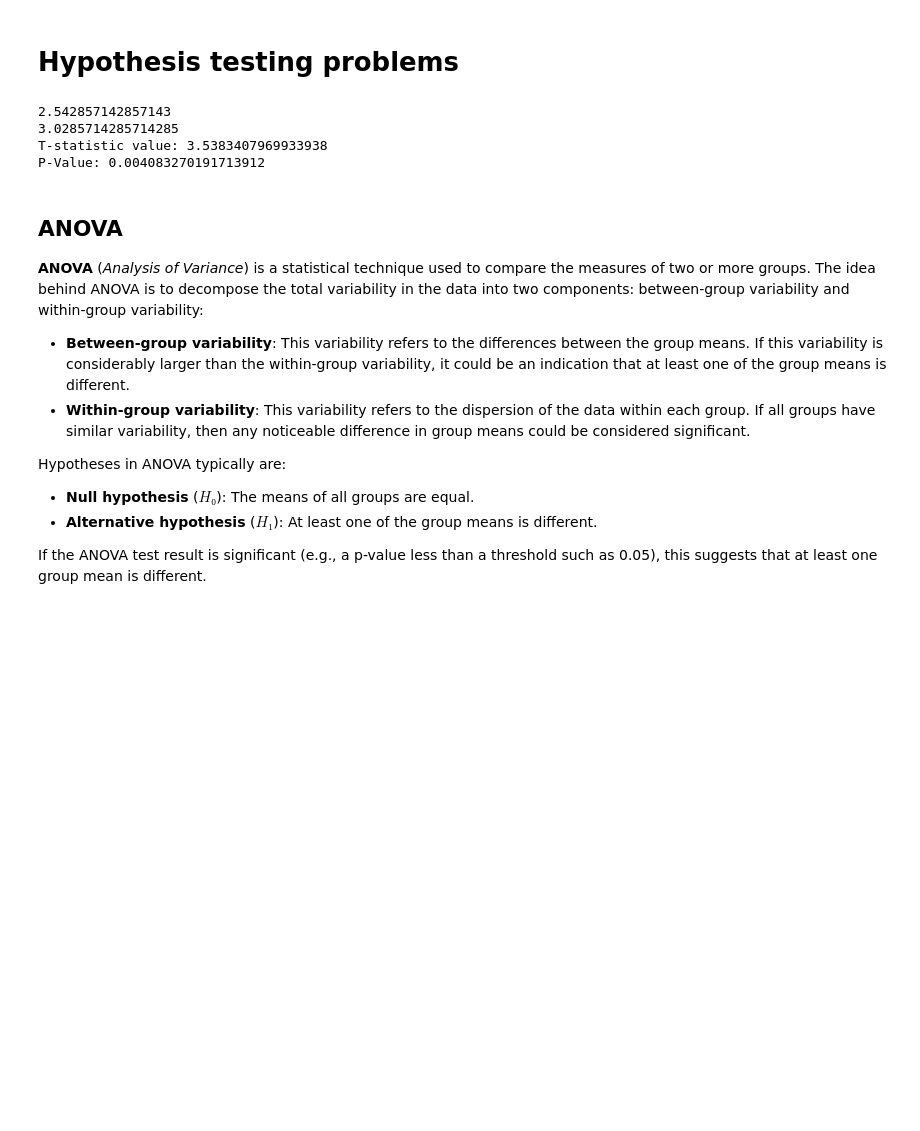
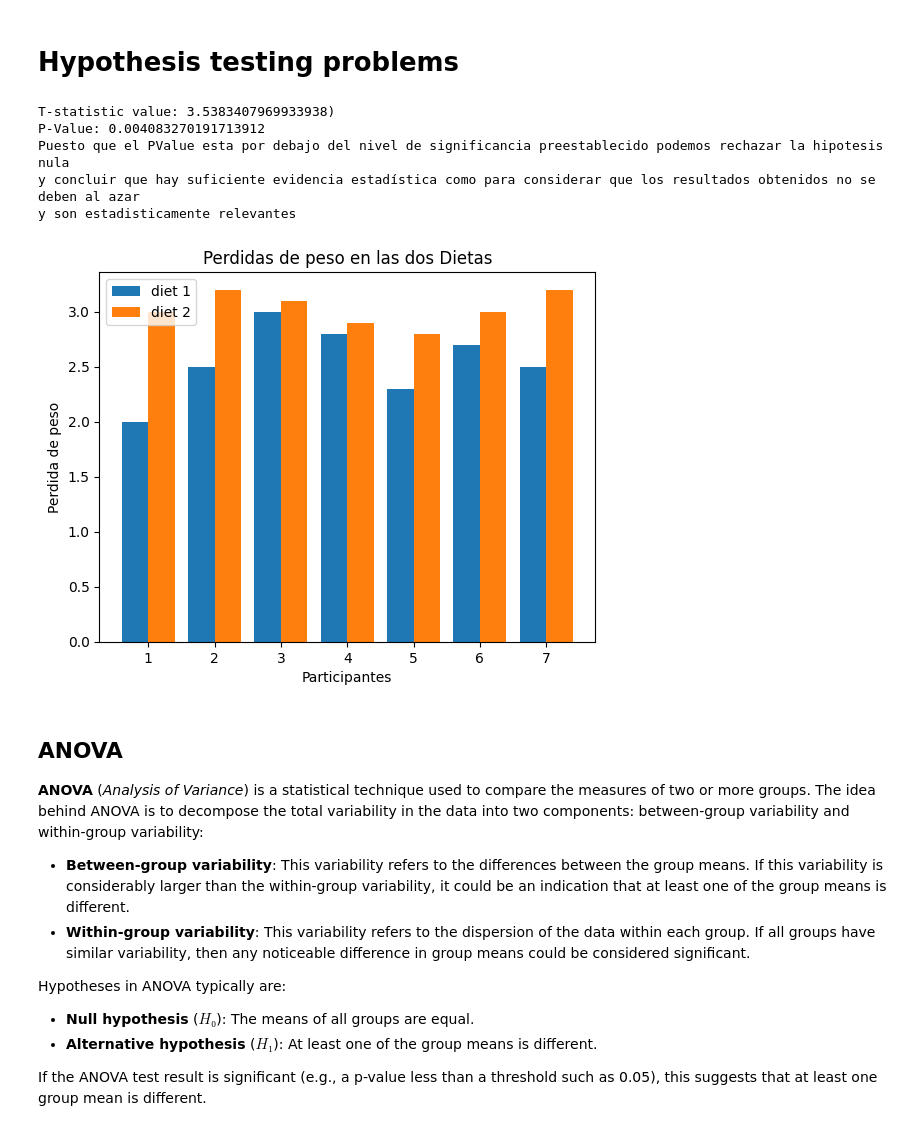
Before and after one commit to Dgasensi/hypothesis-testing-exercises-project-with-python, a Jupyter notebook: notebook/problems.ipynb, the cells around one changed output. Cells and saved outputs as stored; diff of their text form; code cells hidden in the pictures; blank space fills up the shorter version.

Commit message:
commit final practica de prueba de hipotesis

```diff
--- a/notebook/problems.ipynb
+++ b/notebook/problems.ipynb
@@ -23,42 +23,53 @@ To draw conclusions, follow the points below:
 # %% [markdown]
 # Hypothesis testing problems
 # %%
+#importamos modulos necesarios
 import numpy as np
 import pandas as pd
 import matplotlib.pyplot as plt
 from scipy.stats import ttest_ind, f_oneway
 
-
+#datos del estudio
 diet_1 = [2, 2.5, 3, 2.8, 2.3, 2.7, 2.5]
 diet_2 = [3, 3.2, 3.1, 2.9, 2.8, 3, 3.2]
-print(np.mean(diet_1))
-print(np.mean(diet_2))
 
-
+# Premisas:
 # H0 : No hay una diferencia significativa en el promedio de perdida de peso entre los individuos que siguieron la dieta 1 y los que siguieron la dieta 2.
 # H1 : La perdida de peso promedio ha sido sgnificativamnte diferente entre las dos dietas
+# Establecemos el nivel de significancia (α) en 0.05
+
+#Aplicamos el test T de Student
 t_stat, p_value = ttest_ind(diet_2, diet_1)
-print(f'T-statistic value: {t_stat}')
-print(f'P-Value: {p_value}')
+
+#imprimimos resultados y conclusiones
+print(f'''T-statistic value: {t_stat})
+P-Value: {p_value}
+Puesto que el PValue esta por debajo del nivel de significancia preestablecido podemos rechazar la hipotesis nula
+y concluir que hay suficiente evidencia estadística como para considerar que los resultados obtenidos no se deben al azar
+y son estadisticamente relevantes.''')
 # %% [output]
-2.542857142857143
-3.0285714285714285
-T-statistic value: 3.5383407969933938
+T-statistic value: 3.5383407969933938)
 P-Value: 0.004083270191713912
+Puesto que el PValue esta por debajo del nivel de significancia preestablecido podemos rechazar la hipotesis nula
+y concluir que hay suficiente evidencia estadística como para considerar que los resultados obtenidos no se deben al azar
+y son estadisticamente relevantes
 # %%
-x = np.array([1, 2, 3, 4, 5, 6, 7])
+#Graficamos los datos
+x = np.arange(1, 8)
 
 X_axis = np.arange(len(x))
 
 plt.bar(X_axis - 0.2, diet_1, 0.4, label = 'diet 1')
 plt.bar(X_axis + 0.2, diet_2, 0.4, label = 'diet 2')
 
 plt.xticks(X_axis, x)
-plt.xlabel("participants")
-plt.ylabel("weight lost per participant")
-plt.title("weight lost per participant and diet")
+plt.xlabel("Participantes")
+plt.ylabel("Perdida de peso")
+plt.title("Perdidas de peso en las dos Dietas")
 plt.legend()
 plt.show()
+# %% [output]
+[figure, added]
 # %% [markdown]
 ## ANOVA
 
```
Also changed, not shown: parts of 12 cells of this notebook.
